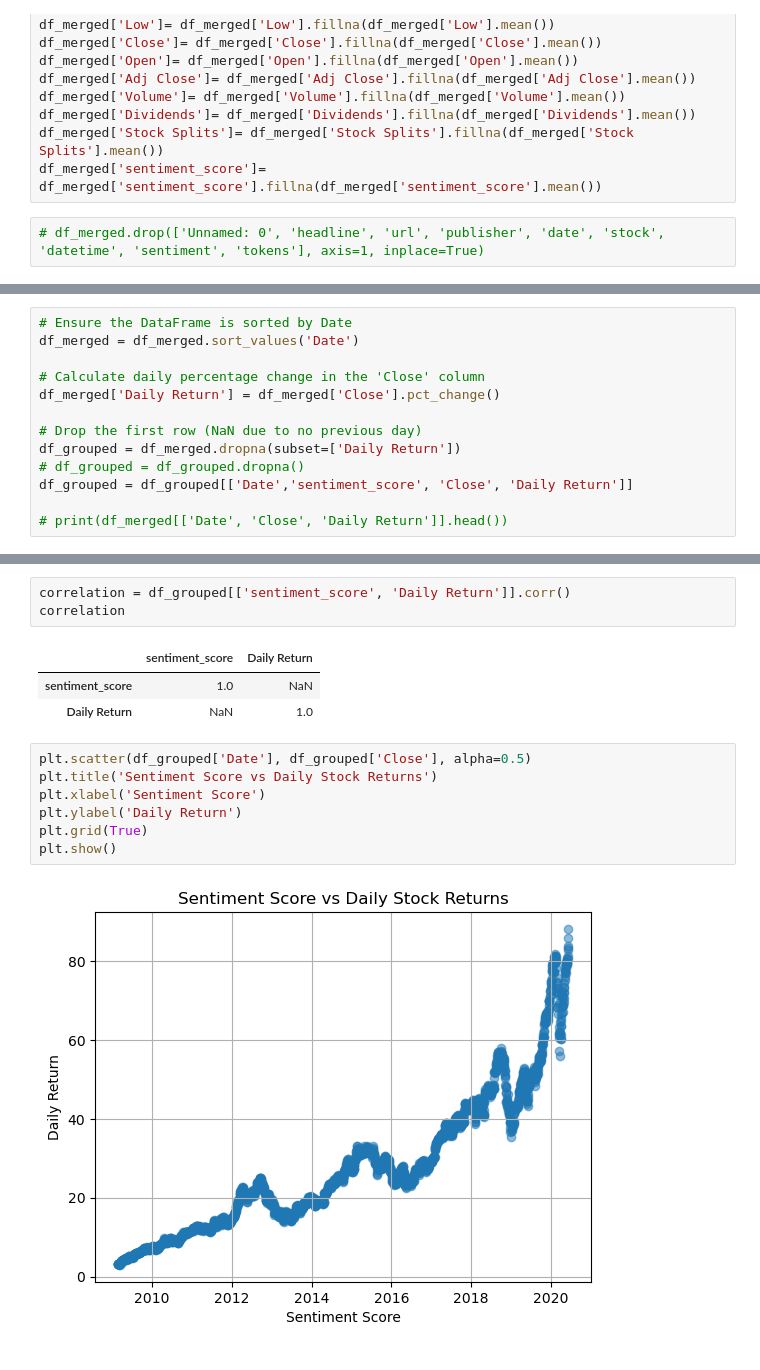
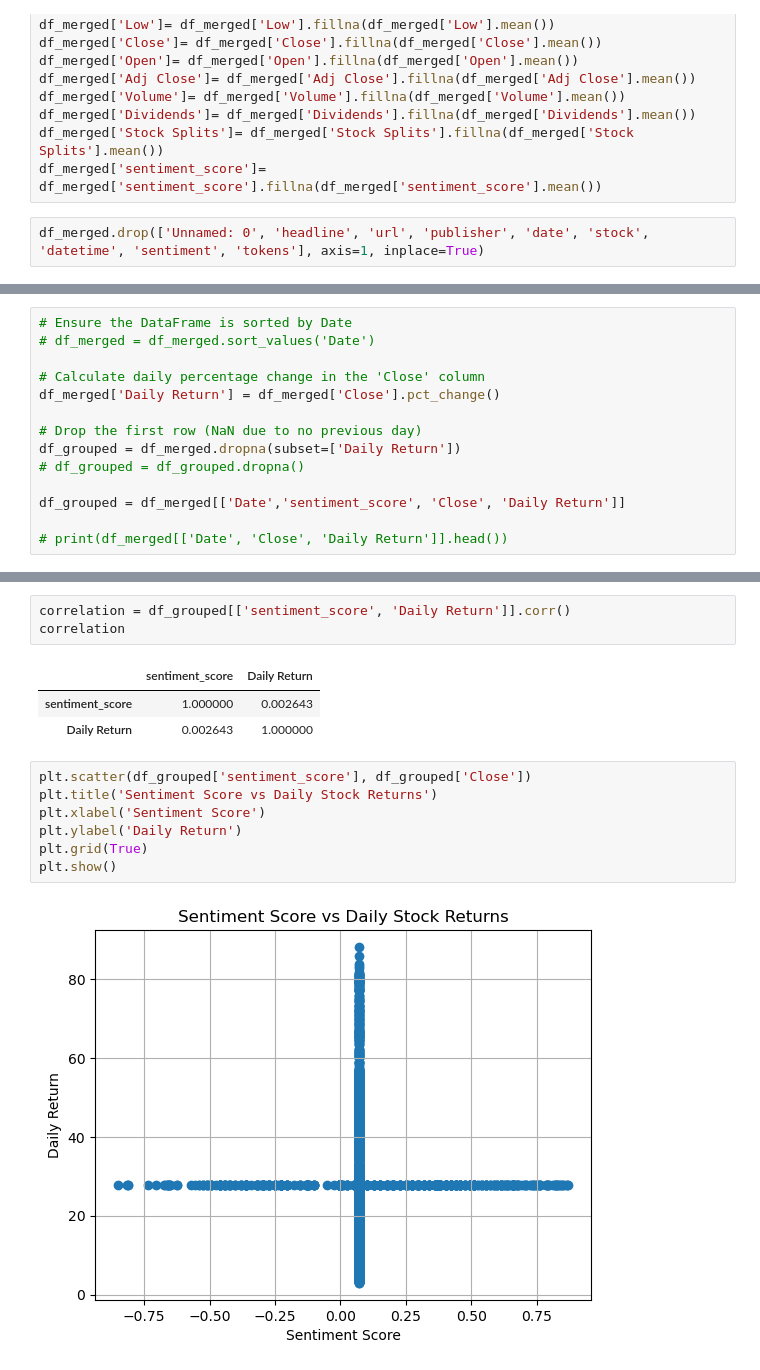
Before and after one commit to Amanzlastt/kifyaw1, a Jupyter notebook: notebooks/task-3.ipynb, the cells around one changed output, grey strips where cells are left out. Saved outputs shown, nothing was run; the diff lists cells and outputs as text.

```diff
--- a/notebooks/task-3.ipynb
+++ b/notebooks/task-3.ipynb
@@ -79,4 +79,4 @@ df_merged['Dividends']= df_merged['Dividends'].fillna(df_merged['Dividends'].mea
 df_merged['Stock Splits']= df_merged['Stock Splits'].fillna(df_merged['Stock Splits'].mean())
 df_merged['sentiment_score']= df_merged['sentiment_score'].fillna(df_merged['sentiment_score'].mean())
 # %%
-# df_merged.drop(['Unnamed: 0', 'headline', 'url', 'publisher', 'date', 'stock', 'datetime', 'sentiment', 'tokens'], axis=1, inplace=True)
+df_merged.drop(['Unnamed: 0', 'headline', 'url', 'publisher', 'date', 'stock', 'datetime', 'sentiment', 'tokens'], axis=1, inplace=True)
@@ -83,3 +116,17 @@ df_merged['sentiment_score']= df_merged['sentiment_score'].fillna(df_merged['sen
+# %%
+# Ensure the DataFrame is sorted by Date
+# df_merged = df_merged.sort_values('Date')
+
+# Calculate daily percentage change in the 'Close' column
+df_merged['Daily Return'] = df_merged['Close'].pct_change()
+
+# Drop the first row (NaN due to no previous day)
+df_grouped = df_merged.dropna(subset=['Daily Return'])
+# df_grouped = df_grouped.dropna()
+
+df_grouped = df_merged[['Date','sentiment_score', 'Close', 'Daily Return']]
+
+# print(df_merged[['Date', 'Close', 'Daily Return']].head())
 # %%
 df_merged.isna().sum()
 # %% [output]
@@ -110,13 +145,0 @@ plt.show()
-# %%
-# Ensure the DataFrame is sorted by Date
-df_merged = df_merged.sort_values('Date')
-
-# Calculate daily percentage change in the 'Close' column
-df_merged['Daily Return'] = df_merged['Close'].pct_change()
-
-# Drop the first row (NaN due to no previous day)
-df_grouped = df_merged.dropna(subset=['Daily Return'])
-# df_grouped = df_grouped.dropna()
-df_grouped = df_grouped[['Date','sentiment_score', 'Close', 'Daily Return']]
-
-# print(df_merged[['Date', 'Close', 'Daily Return']].head())
@@ -138,14 +156,14 @@ correlation = df_grouped[['sentiment_score', 'Daily Return']].corr()
 correlation
 # %% [output]
 |  | sentiment_score | Daily Return |
-| sentiment_score | 1.0 | NaN |
-| Daily Return | NaN | 1.0 |
+| sentiment_score | 1.000000 | 0.002643 |
+| Daily Return | 0.002643 | 1.000000 |
 # %%
-plt.scatter(df_grouped['Date'], df_grouped['Close'], alpha=0.5)
+plt.scatter(df_grouped['sentiment_score'], df_grouped['Close'])
 plt.title('Sentiment Score vs Daily Stock Returns')
 plt.xlabel('Sentiment Score')
 plt.ylabel('Daily Return')
 plt.grid(True)
 plt.show()
 # %% [output]
-[figure, old version]
+[figure, new version]
```
Also changed, not shown: parts of 8 cells of this notebook.
